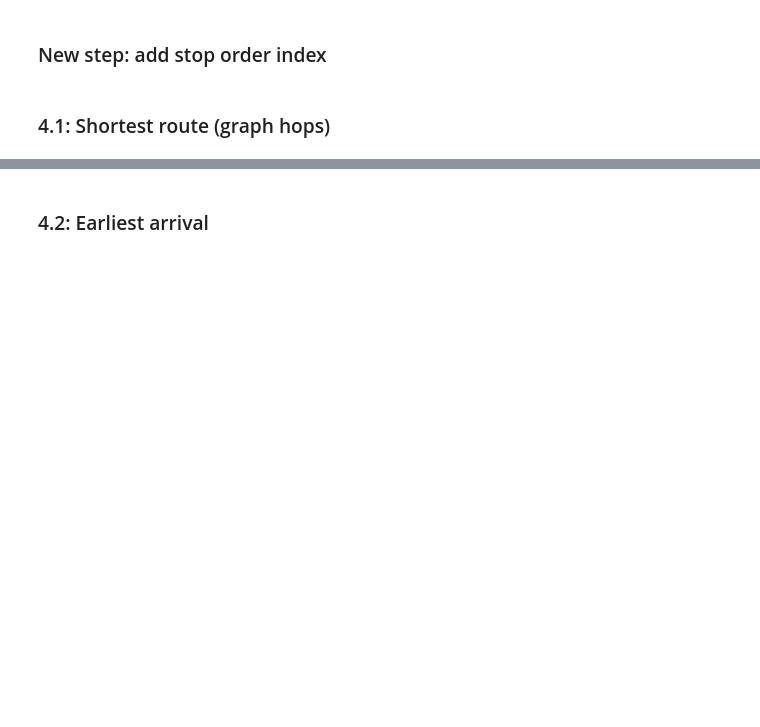
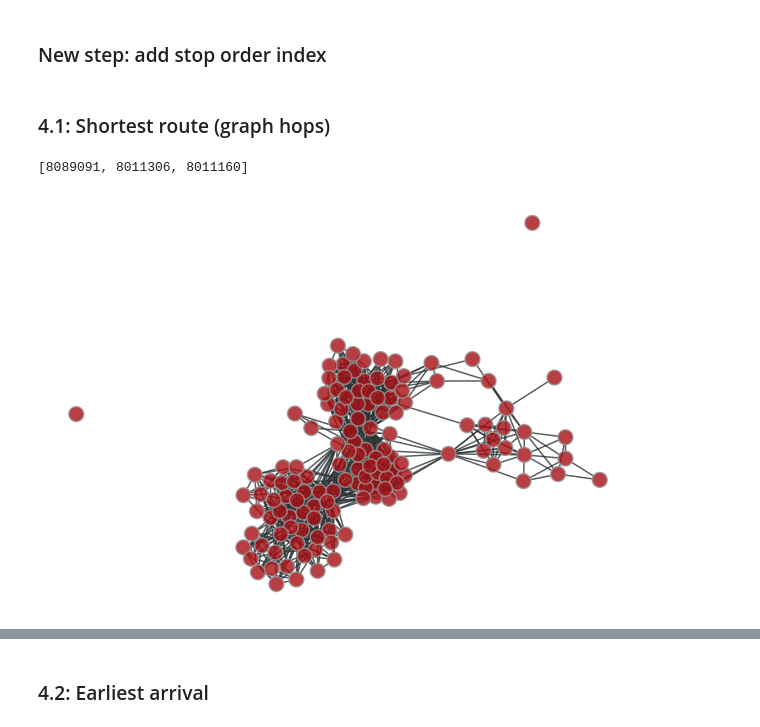
Before and after one commit to fredanko/DIA, a Jupyter notebook: DBahn-berlin/repo/task4/task4_etl_from1.ipynb, the cells around one changed output, grey strips where cells are left out. Saved outputs shown, nothing was run; the diff lists cells and outputs as text; code cells hidden in the pictures; blank space fills up the shorter version.

Commit message:
add 4a graph logic, unclear whether error in graph or due to missing data

```diff
--- a/DBahn-berlin/repo/task4/task4_etl_from1.ipynb
+++ b/DBahn-berlin/repo/task4/task4_etl_from1.ipynb
@@ -161,3 +161,7 @@ compute_stop_sequence(conn)
 # %%
 # nodes = stations (identified by eva)
 # create edges from stop_sequence_index = i -> i+1
+
+from src.timetable_etl.station_graph import build_station_graph
+
+g_station, eva_to_vertex = build_station_graph(conn)
@@ -163,0 +177,18 @@ compute_stop_sequence(conn)
+# %%
+eva_prop = g_station.vertex_properties["eva"]
+
+all_paths = [
+    [eva_prop[v] for v in path]
+    for path in paths
+]
+
+for p in all_paths:
+    print(p)
+# %% [output]
+[8089091, 8011306, 8011160]
+# %%
+import graph_tool.all as gt
+
+gt.graph_draw(g_station)
+# %% [output]
+[figure, added]
```
Also changed, not shown: parts of 2 cells of this notebook, 2 other files.
